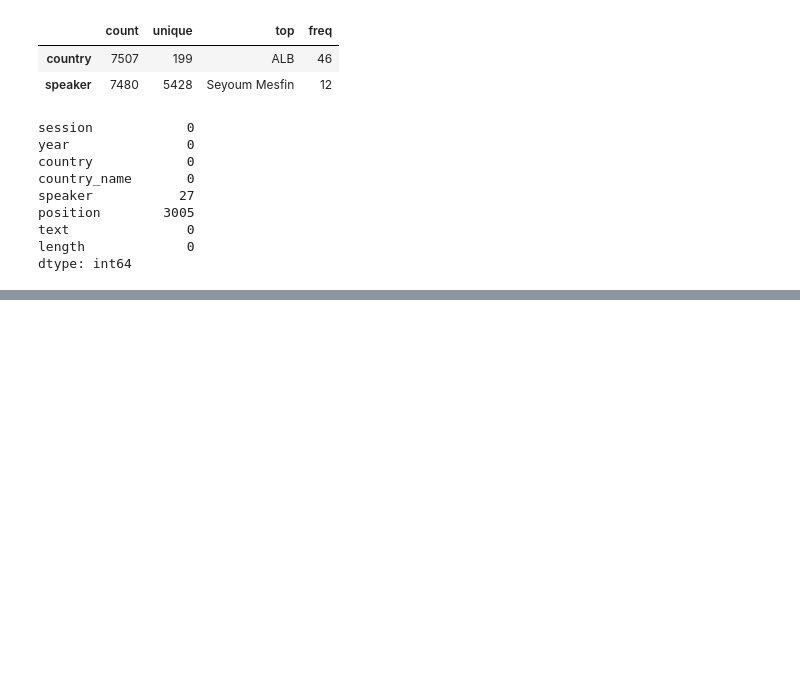
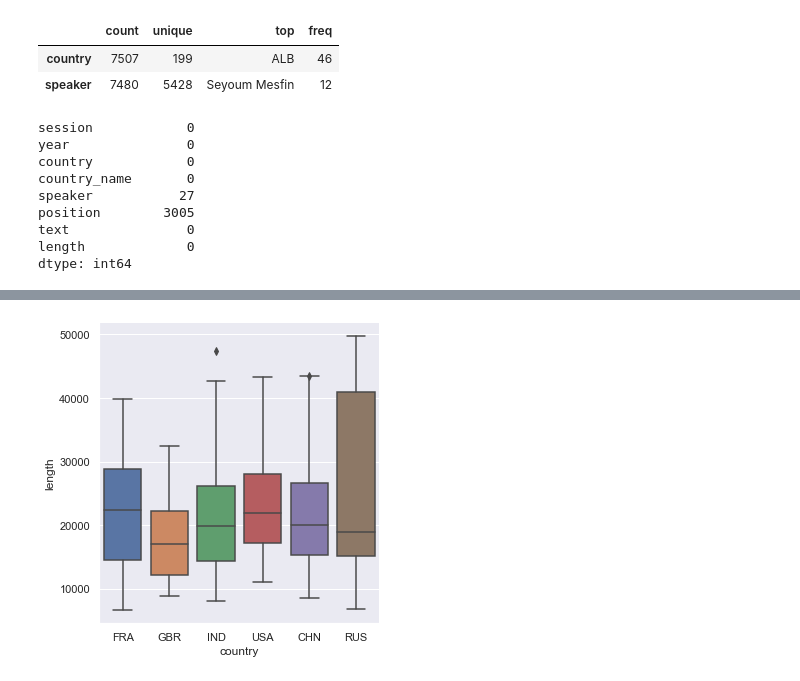
Before and after one commit to lkarjun/Text-Analysis-Workouts, a Jupyter notebook: 1. Gaining Early Insights from Textual Data/notebook.ipynb, the cells around one changed output, grey strips where cells are left out. Cells and saved outputs as stored; diff of their text form; code cells hidden in the pictures; blank space fills up the shorter version.

Commit message:
Finishes Data Overview Section

```diff
--- a/1. Gaining Early Insights from Textual Data/notebook.ipynb
+++ b/1. Gaining Early Insights from Textual Data/notebook.ipynb
@@ -53,0 +85,8 @@ dtype: int64
+# %%
+# Peculiarities in the data often become visible when different subsets of the data are examined
+
+where = df['country'].isin(['USA', 'FRA', 'GBR', 'CHN', 'RUS', 'IND'])
+# %%
+sns.catplot(data=df[where], x='country', y='length', kind='box');
+# %% [output]
+[figure, added]
```
Also changed, not shown: parts of 11 cells of this notebook.
